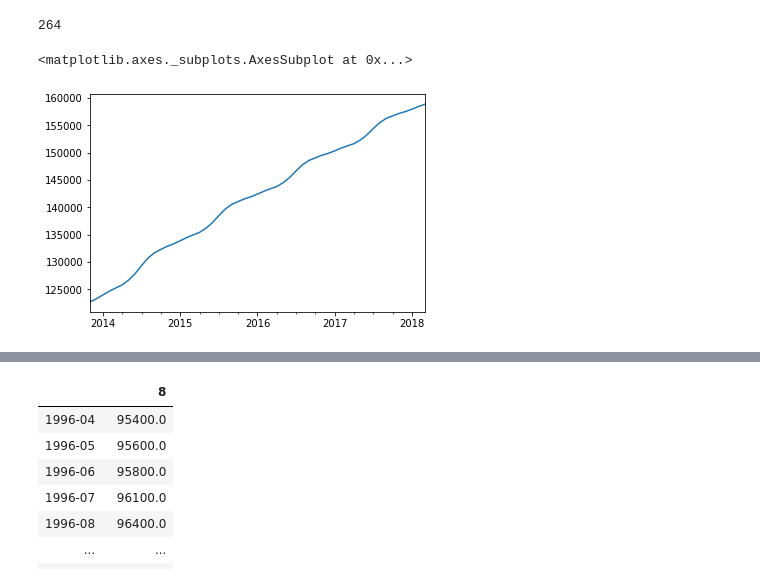
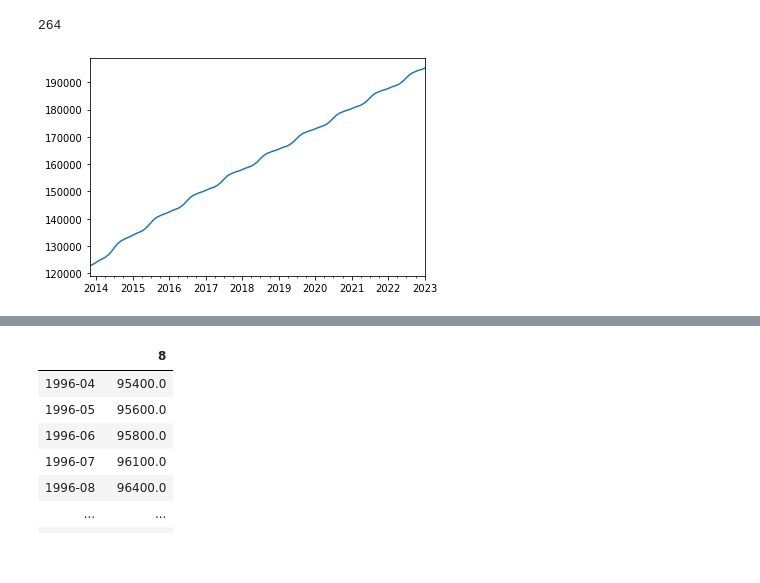
Before and after one commit to sabiru7860/dsc-mod-4-project-v2-1-chicago-ds-012720, a Jupyter notebook: Zillow.ipynb, the cells around one changed output, grey strips where cells are left out. Drawn from its saved outputs; the diff is of its cells as text; code cells hidden in the pictures.

```diff
--- a/Zillow.ipynb
+++ b/Zillow.ipynb
@@ -175,9 +261,9 @@ sarimax=SARIMAX(train,order=(1,1,1),seasonal_order=(1,1,1,12))
 # %%
 res=sarimax.fit(disp=False)
 # %%
-forecast=res.get_prediction(start=211,end=263,dynamic=True)
+forecast=res.get_prediction(start=211,end=321,dynamic=True)
 forecast.predicted_mean.plot()
+pred_conf=forecast.conf_int()
 #confidence interval
 # %% [output]
-<matplotlib.axes._subplots.AxesSubplot at 0x...>
-[figure, old version]
+[figure, new version]
```
Also changed, not shown: parts of 104 cells of this notebook, 3 other files.
